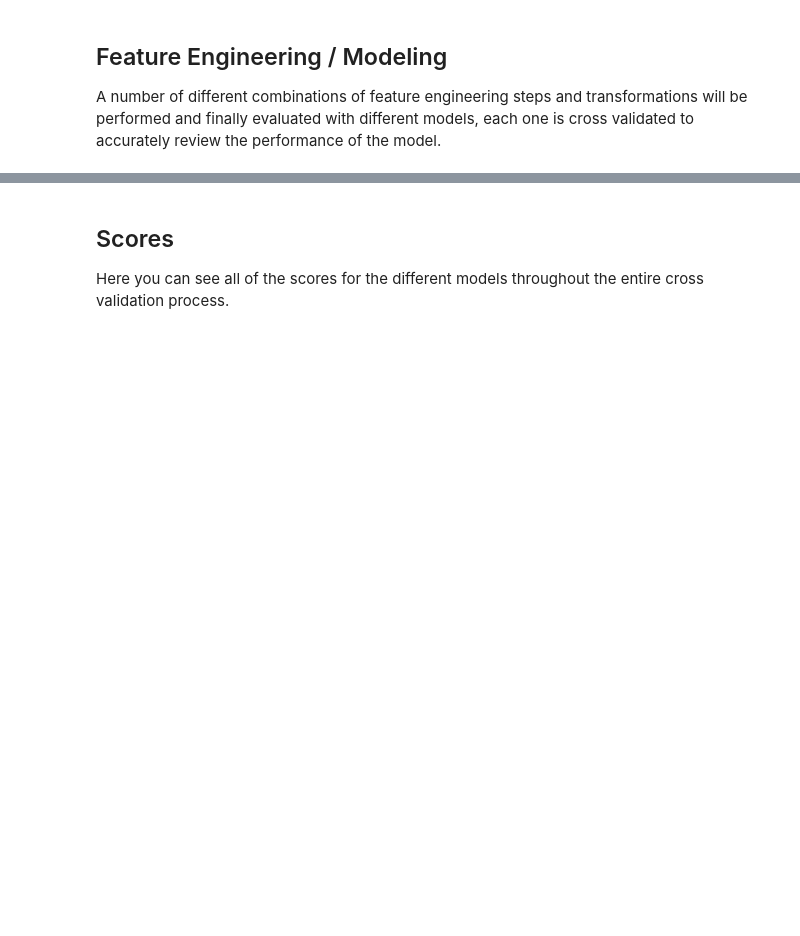
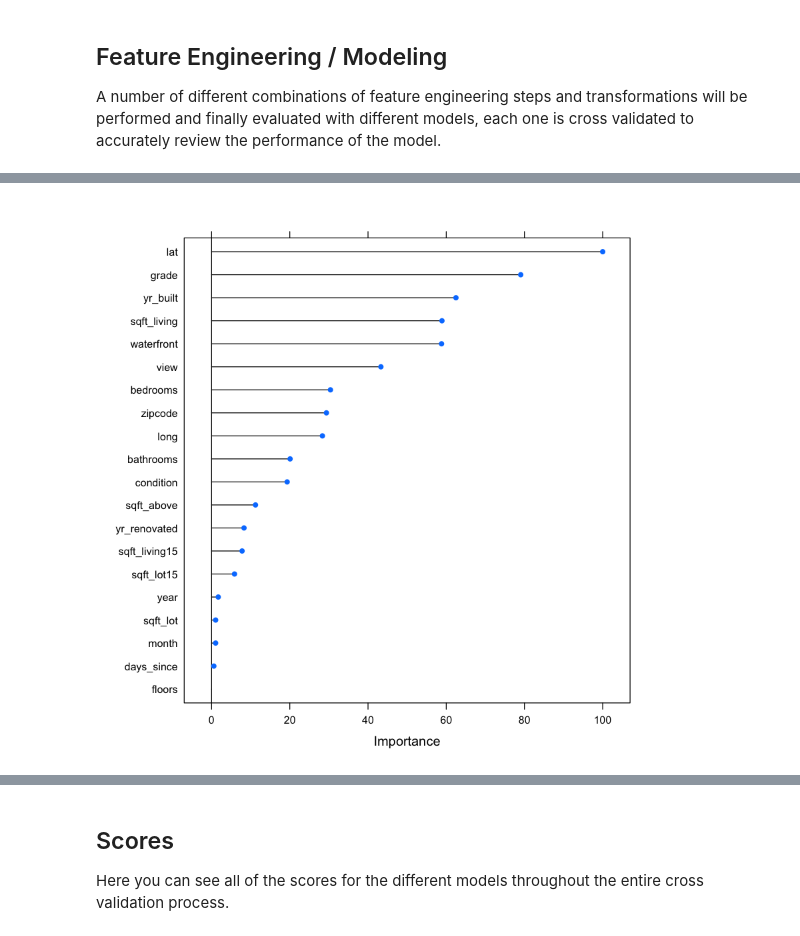
Before and after one commit to akoury/house_pricing, a Jupyter notebook: Analysis.ipynb, the cells around one changed output, grey strips where cells are left out. Saved outputs shown, nothing was run; the diff lists cells and outputs as text; code cells hidden in the pictures; blank space fills up the shorter version.

```diff
--- a/Analysis.ipynb
+++ b/Analysis.ipynb
@@ -247,0 +458,11 @@ A number of different combinations of feature engineering steps and transformati
+# %%
+lm <- train(price~ .,
+                  data = train,
+                  method = "lm",
+                  trControl=trainControl(
+                    method = "cv",
+                    number=5,
+                    savePredictions = TRUE)
+)
+
+lm$results
@@ -247,0 +478,6 @@ A number of different combinations of feature engineering steps and transformati
+# %%
+lmimp<-varImp(lm)
+# %%
+plot(lmimp, top = 20)
+# %% [output]
+[figure, added]
```
Also changed, not shown: parts of 43 cells of this notebook.
